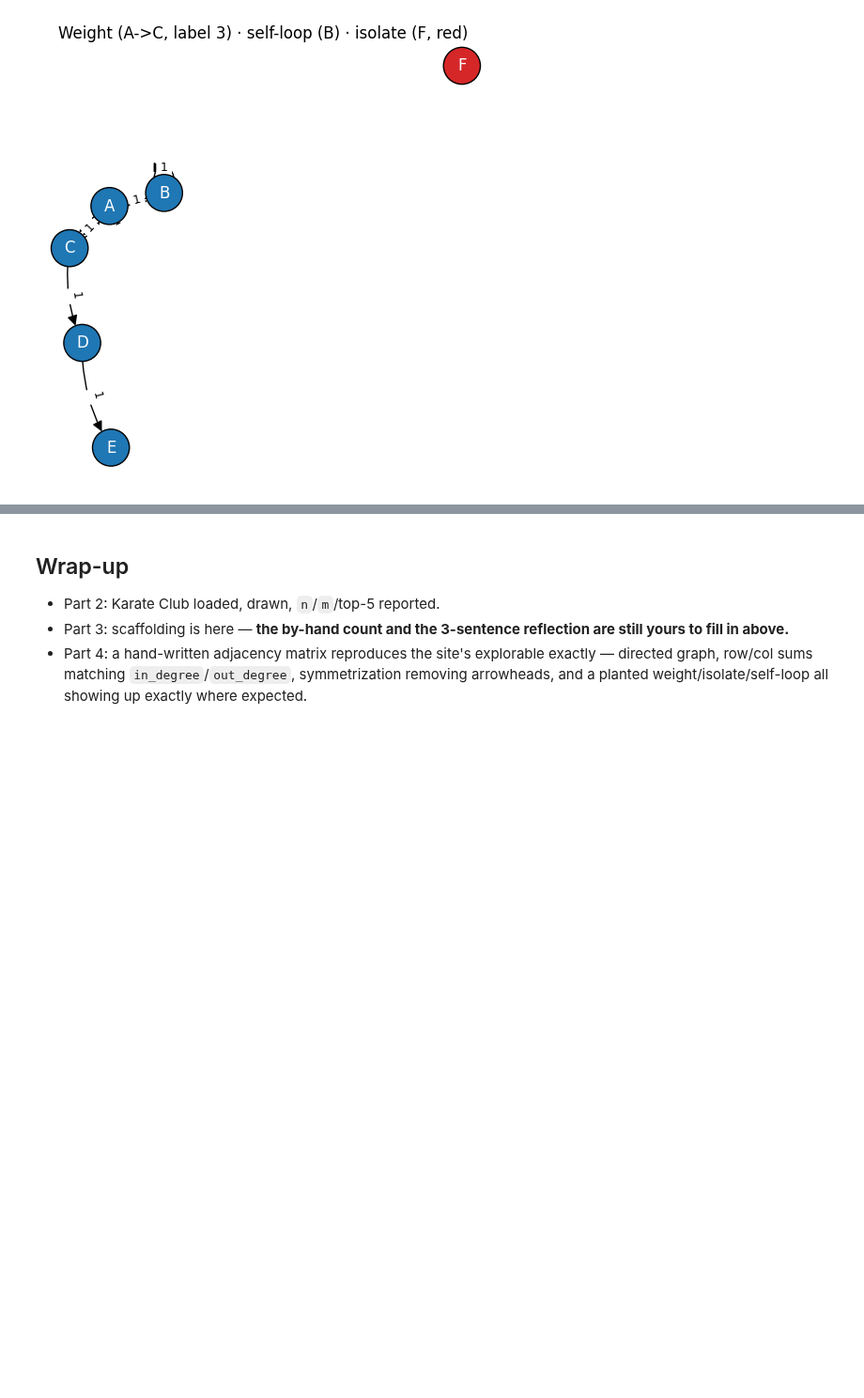
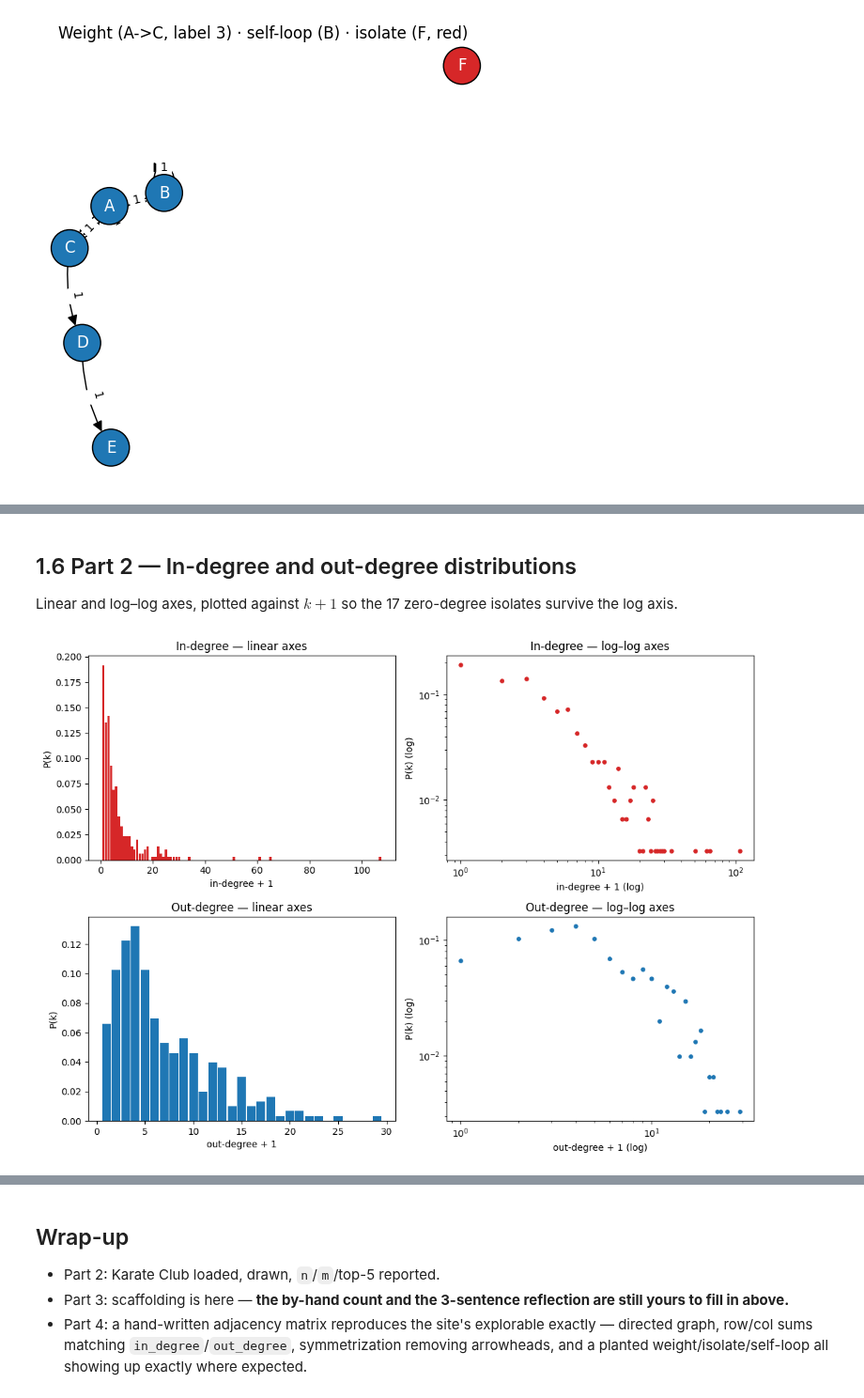
Before and after one commit to carlotamontes/socialgraphs-project, a Jupyter notebook: exercises/week1/1.3_toolbox_shakedown.ipynb, the cells around one changed output, grey strips where cells are left out. Shown at 94% size. Cells and saved outputs as stored; diff of their text form; code cells hidden in the pictures; blank space fills up the shorter version.

```diff
--- a/exercises/week1/1.3_toolbox_shakedown.ipynb
+++ b/exercises/week1/1.3_toolbox_shakedown.ipynb
@@ -242,0 +258,15 @@ All three planted features (weight, isolate, self-loop) show up exactly where ex
+# %%
+nodes = pd.read_csv("data/week1_nodes.tsv", sep="\t", comment="#", quoting=3)  # QUOTE_NONE
+edges = pd.read_csv("data/week1_edges.tsv", sep="\t", comment="#", names=["source", "target"])
+
+G = nx.DiGraph()
+G.add_nodes_from(nodes.node_id)
+G.add_edges_from(edges.itertuples(index=False))
+
+n = G.number_of_nodes()
+m_directed = G.number_of_edges()
+print(f"n = {n} nodes, m = {m_directed} directed edges")
+assert n == 303 and m_directed == 1784
+print("Matches the course page: n=303, 1,784 directed links. \u2713")
+
+id_to_name = dict(zip(nodes.node_id, nodes.name))
@@ -242,0 +322,41 @@ All three planted features (weight, isolate, self-loop) show up exactly where ex
+# %% [markdown]
+## 1.6 Part 2 — In-degree and out-degree distributions
+
+Linear and log–log axes, plotted against $k+1$ so the 17 zero-degree isolates survive the log axis.
+# %%
+in_degree = dict(G.in_degree())
+out_degree = dict(G.out_degree())
+
+def degree_distribution(degree_dict, n):
+    """u = k+1. Returns (u, P(u)); P(u) = (# nodes with that degree)/n. Keeps only u with P>0."""
+    u_values = np.array([k + 1 for k in degree_dict.values()])
+    u_max = u_values.max()
+    counts = np.bincount(u_values, minlength=u_max + 1)
+    u_all = np.arange(1, u_max + 1)
+    P_all = counts[1:] / n
+    mask = P_all > 0
+    return u_all[mask], P_all[mask]
+
+u_in, P_in = degree_distribution(in_degree, n)
+u_out, P_out = degree_distribution(out_degree, n)
+
+fig, axes = plt.subplots(2, 2, figsize=(11, 8))
+
+axes[0, 0].bar(u_in, P_in, width=0.9, color="tab:red")
+axes[0, 0].set_title("In-degree \u2014 linear axes"); axes[0, 0].set_xlabel("in-degree + 1"); axes[0, 0].set_ylabel("P(k)")
+
+axes[0, 1].scatter(u_in, P_in, s=15, color="tab:red")
+axes[0, 1].set_xscale("log"); axes[0, 1].set_yscale("log")
+axes[0, 1].set_title("In-degree \u2014 log\u2013log axes"); axes[0, 1].set_xlabel("in-degree + 1 (log)"); axes[0, 1].set_ylabel("P(k) (log)")
+
+axes[1, 0].bar(u_out, P_out, width=0.9, color="tab:blue")
+axes[1, 0].set_title("Out-degree \u2014 linear axes"); axes[1, 0].set_xlabel("out-degree + 1"); axes[1, 0].set_ylabel("P(k)")
+
+axes[1, 1].scatter(u_out, P_out, s=15, color="tab:blue")
+axes[1, 1].set_xscale("log"); axes[1, 1].set_yscale("log")
+axes[1, 1].set_title("Out-degree \u2014 log\u2013log axes"); axes[1, 1].set_xlabel("out-degree + 1 (log)"); axes[1, 1].set_ylabel("P(k) (log)")
+
+plt.tight_layout()
+plt.show()
+# %% [output]
+[figure, added]
```
Also changed, not shown: parts of 24 cells of this notebook, 5 other files.
